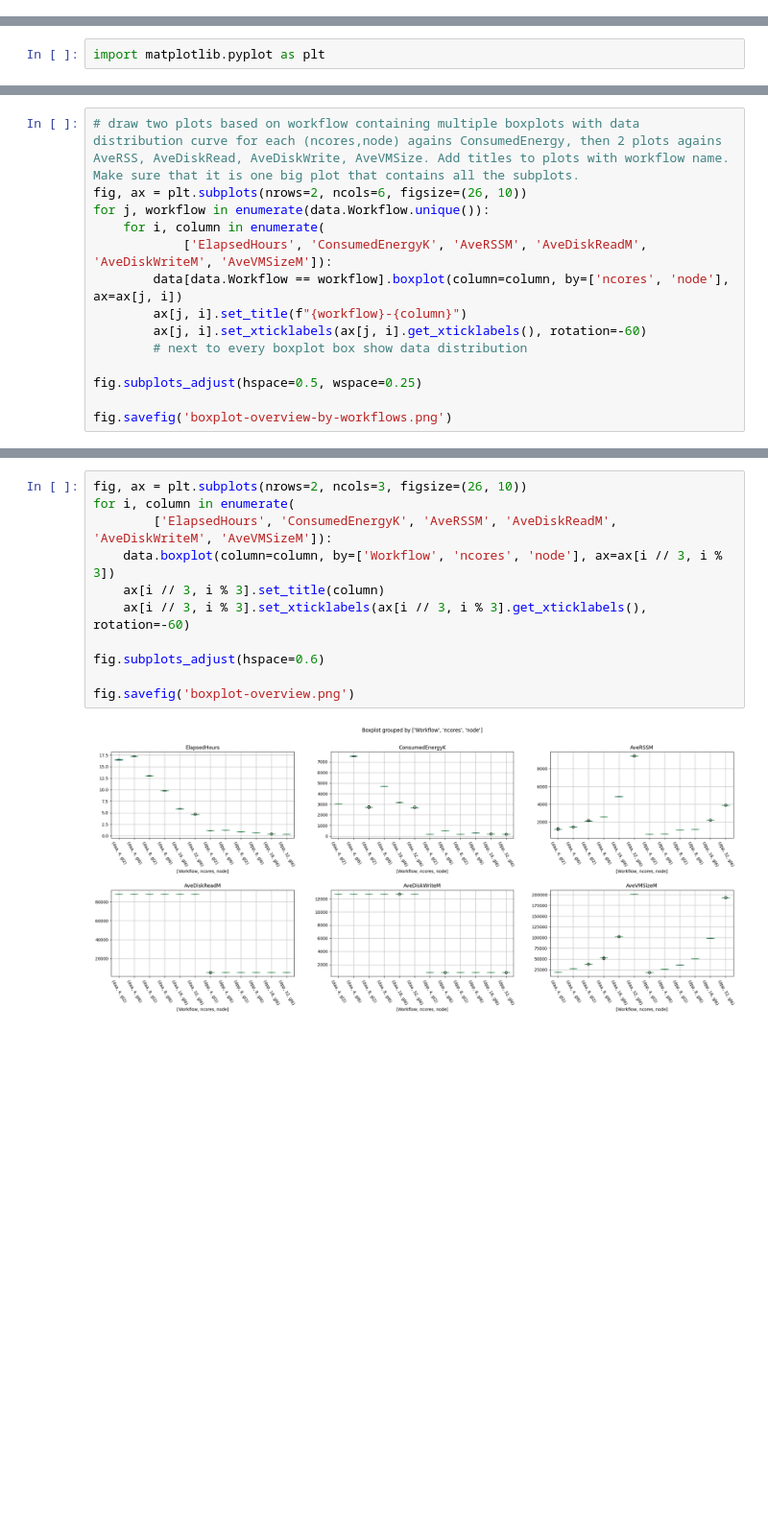
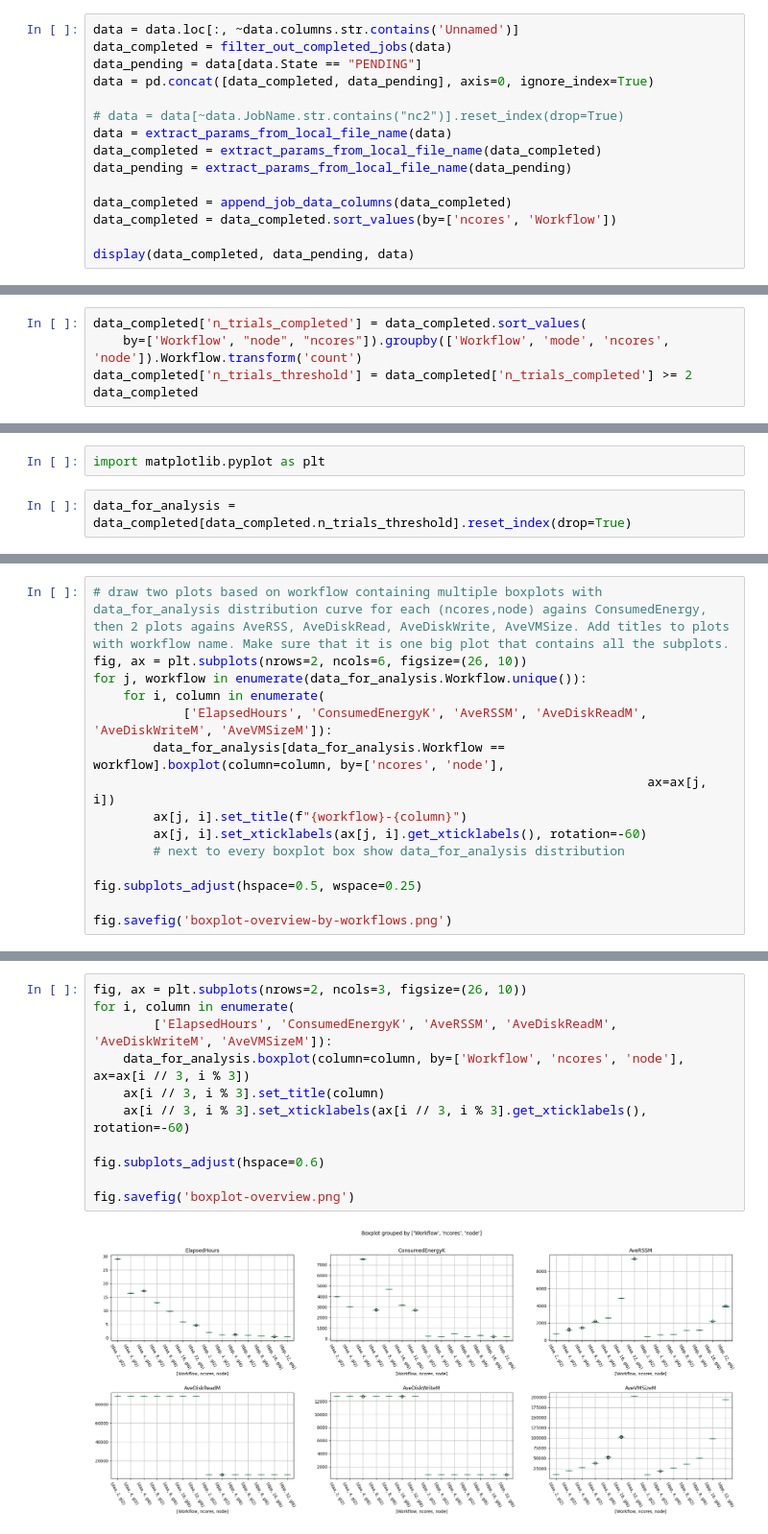
Before and after one commit to dmitrijs-voronovs/haddock-energy-consumption-optimization, a Jupyter notebook: data-analysis/parsing.ipynb, the cells around one changed output, grey strips where cells are left out. Shown at 96% size. Drawn from its saved outputs; the diff is of its cells as text; blank space fills up the shorter version.

```diff
--- a/data-analysis/parsing.ipynb
+++ b/data-analysis/parsing.ipynb
@@ -88,0 +73,15 @@ See the caveats in the documentation: https://pandas.pydata.org/pandas-docs/stab
+# %%
+data = data.loc[:, ~data.columns.str.contains('Unnamed')]
+data_completed = filter_out_completed_jobs(data)
+data_pending = data[data.State == "PENDING"]
+data = pd.concat([data_completed, data_pending], axis=0, ignore_index=True)
+
+# data = data[~data.JobName.str.contains("nc2")].reset_index(drop=True)
+data = extract_params_from_local_file_name(data)
+data_completed = extract_params_from_local_file_name(data_completed)
+data_pending = extract_params_from_local_file_name(data_pending)
+
+data_completed = append_job_data_columns(data_completed)
+data_completed = data_completed.sort_values(by=['ncores', 'Workflow'])
+
+display(data_completed, data_pending, data)
@@ -129,0 +160,5 @@ data
+# %%
+data_completed['n_trials_completed'] = data_completed.sort_values(
+    by=['Workflow', "node", "ncores"]).groupby(['Workflow', 'mode', 'ncores', 'node']).Workflow.transform('count')
+data_completed['n_trials_threshold'] = data_completed['n_trials_completed'] >= 2
+data_completed
@@ -130,5 +179,7 @@ data
 # %%
 import matplotlib.pyplot as plt
+# %%
+data_for_analysis = data_completed[data_completed.n_trials_threshold].reset_index(drop=True)
 # %%
 # draw one plot containing multiple boxplots with data distribution curve for each (workflow,ncores,node) agains EnergyConsumption
 fig, ax = plt.subplots(figsize=(15, 10))
@@ -140,13 +192,14 @@ fig.savefig('boxplot.png')
 # %%
-# draw two plots based on workflow containing multiple boxplots with data distribution curve for each (ncores,node) agains ConsumedEnergy, then 2 plots agains AveRSS, AveDiskRead, AveDiskWrite, AveVMSize. Add titles to plots with workflow name. Make sure that it is one big plot that contains all the subplots.
+# draw two plots based on workflow containing multiple boxplots with data_for_analysis distribution curve for each (ncores,node) agains ConsumedEnergy, then 2 plots agains AveRSS, AveDiskRead, AveDiskWrite, AveVMSize. Add titles to plots with workflow name. Make sure that it is one big plot that contains all the subplots.
 fig, ax = plt.subplots(nrows=2, ncols=6, figsize=(26, 10))
-for j, workflow in enumerate(data.Workflow.unique()):
+for j, workflow in enumerate(data_for_analysis.Workflow.unique()):
     for i, column in enumerate(
             ['ElapsedHours', 'ConsumedEnergyK', 'AveRSSM', 'AveDiskReadM', 'AveDiskWriteM', 'AveVMSizeM']):
-        data[data.Workflow == workflow].boxplot(column=column, by=['ncores', 'node'], ax=ax[j, i])
+        data_for_analysis[data_for_analysis.Workflow == workflow].boxplot(column=column, by=['ncores', 'node'],
+                                                                          ax=ax[j, i])
         ax[j, i].set_title(f"{workflow}-{column}")
         ax[j, i].set_xticklabels(ax[j, i].get_xticklabels(), rotation=-60)
-        # next to every boxplot box show data distribution
+        # next to every boxplot box show data_for_analysis distribution
 
 fig.subplots_adjust(hspace=0.5, wspace=0.25)
 
@@ -156,13 +209,13 @@ fig.savefig('boxplot-overview-by-workflows.png')
 # %%
 fig, ax = plt.subplots(nrows=2, ncols=3, figsize=(26, 10))
 for i, column in enumerate(
         ['ElapsedHours', 'ConsumedEnergyK', 'AveRSSM', 'AveDiskReadM', 'AveDiskWriteM', 'AveVMSizeM']):
-    data.boxplot(column=column, by=['Workflow', 'ncores', 'node'], ax=ax[i // 3, i % 3])
+    data_for_analysis.boxplot(column=column, by=['Workflow', 'ncores', 'node'], ax=ax[i // 3, i % 3])
     ax[i // 3, i % 3].set_title(column)
     ax[i // 3, i % 3].set_xticklabels(ax[i // 3, i % 3].get_xticklabels(), rotation=-60)
 
 fig.subplots_adjust(hspace=0.6)
 
 fig.savefig('boxplot-overview.png')
 # %% [output]
-[figure, old version]
+[figure, new version]
```
Also changed, not shown: parts of 13 cells of this notebook, 9 other files.
